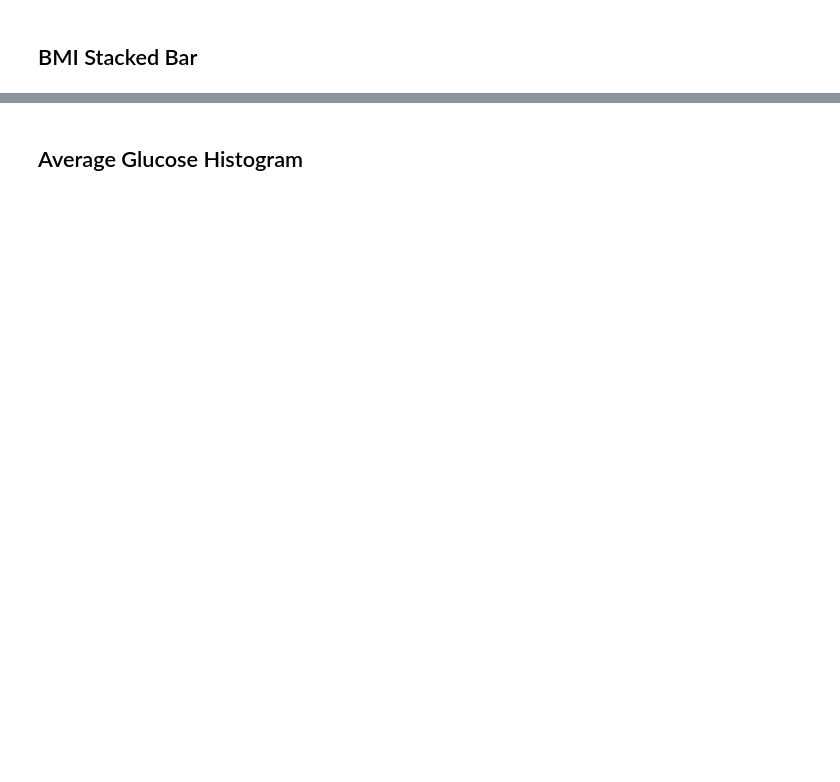
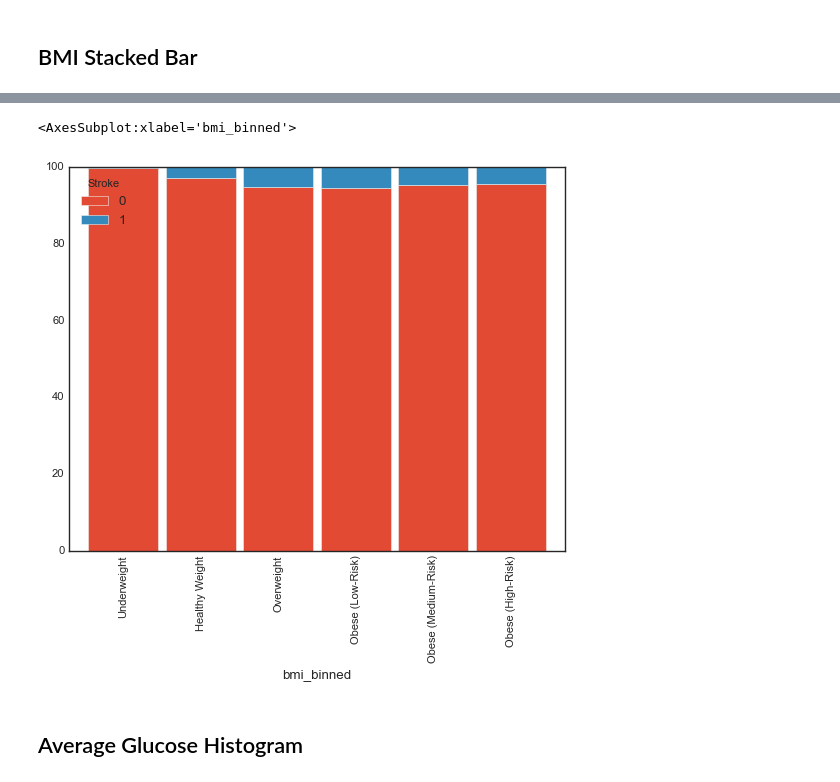
Before and after one commit to boborodono/San_Antonio_Machine_Learning_SAML, a Jupyter notebook: Wilder/Initial_EDA/Initial_EDA.ipynb, the cells around one changed output, grey strips where cells are left out. Drawn from its saved outputs; the diff is of its cells as text; code cells hidden in the pictures; blank space fills up the shorter version.

```diff
--- a/Wilder/Initial_EDA/Initial_EDA.ipynb
+++ b/Wilder/Initial_EDA/Initial_EDA.ipynb
@@ -124,2 +202,5 @@ TypeError: from_bounds() argument after * must be an iterable, not float
 # %% [markdown]
 ## BMI Stacked Bar
+# %%
+get_100_percent_stacked_bar_chart('bmi_binned', width=0.9)
+# %% [output]
@@ -126,2 +208,4 @@ TypeError: from_bounds() argument after * must be an iterable, not float
+<AxesSubplot:xlabel='bmi_binned'>
+[figure, added]
 # %% [markdown]
 ## Average Glucose Histogram
```
Also changed, not shown: parts of 24 cells of this notebook, 14 other files.
